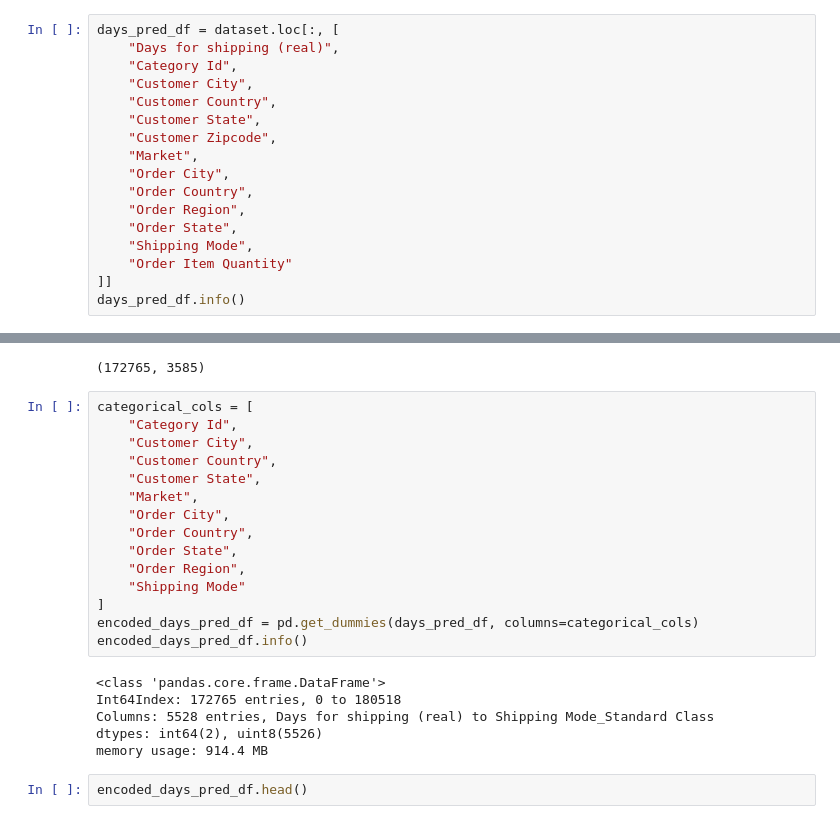
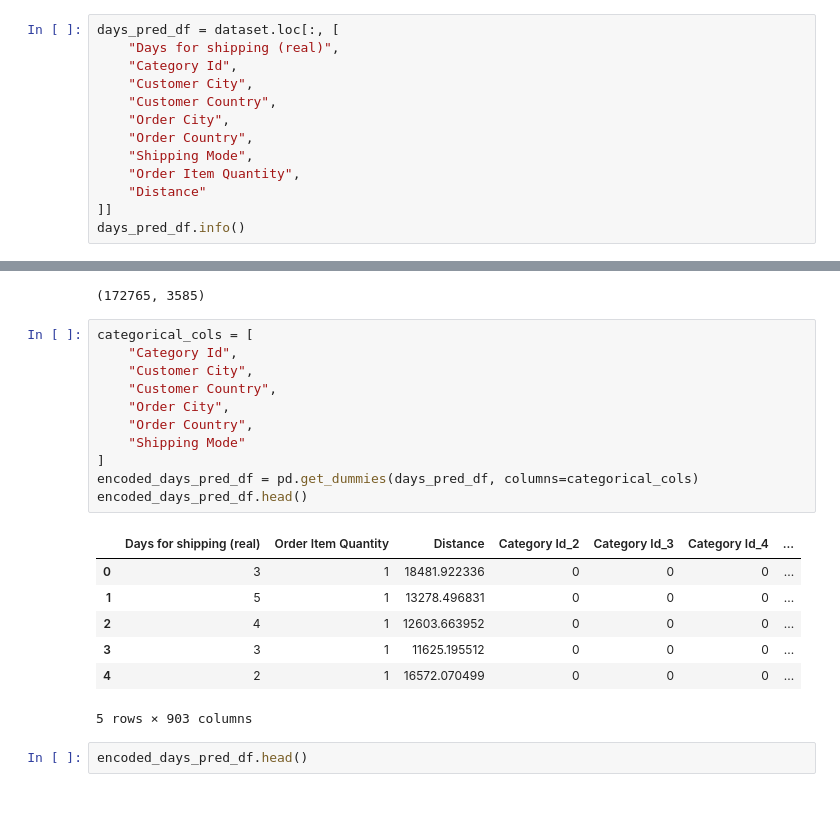
Before and after one commit to hax009/scm_zemantics, a Jupyter notebook: DataCoML.ipynb, the cells around one changed output, grey strips where cells are left out. Drawn from its saved outputs; the diff is of its cells as text.

```diff
--- a/DataCoML.ipynb
+++ b/DataCoML.ipynb
@@ -121,15 +126,11 @@ days_pred_df = dataset.loc[:, [
     "Category Id",
     "Customer City",
     "Customer Country",
-    "Customer State",
-    "Customer Zipcode",
-    "Market",
     "Order City",
     "Order Country",
-    "Order Region",
-    "Order State",
     "Shipping Mode",
-    "Order Item Quantity"
+    "Order Item Quantity",
+    "Distance"
 ]]
 days_pred_df.info()
 # %% [output]
@@ -247,24 +240,22 @@ encoded.toarray().shape
 # %%
 categorical_cols = [
     "Category Id",
     "Customer City",
     "Customer Country",
-    "Customer State",
-    "Market",
     "Order City",
     "Order Country",
-    "Order State",
-    "Order Region",
     "Shipping Mode"
 ]
 encoded_days_pred_df = pd.get_dummies(days_pred_df, columns=categorical_cols)
-encoded_days_pred_df.info()
+encoded_days_pred_df.head()
 # %% [output]
+|  | Days for shipping (real) | Order Item Quantity | Distance | Category Id_2 | Category Id_3 | Category Id_4 | ... |
+| 0 | 3 | 1 | 18481.922336 | 0 | 0 | 0 | ... |
+| 1 | 5 | 1 | 13278.496831 | 0 | 0 | 0 | ... |
+| 2 | 4 | 1 | 12603.663952 | 0 | 0 | 0 | ... |
+| 3 | 3 | 1 | 11625.195512 | 0 | 0 | 0 | ... |
+| 4 | 2 | 1 | 16572.070499 | 0 | 0 | 0 | ... |
-<class 'pandas.core.frame.DataFrame'>
-Int64Index: 172765 entries, 0 to 180518
-Columns: 5528 entries, Days for shipping (real) to Shipping Mode_Standard Class
-dtypes: int64(2), uint8(5526)
-memory usage: 914.4 MB
+5 rows × 903 columns
 # %%
 encoded_days_pred_df.head()
 # %% [output]
```
Also changed, not shown: parts of 19 cells of this notebook, 2 other files.
